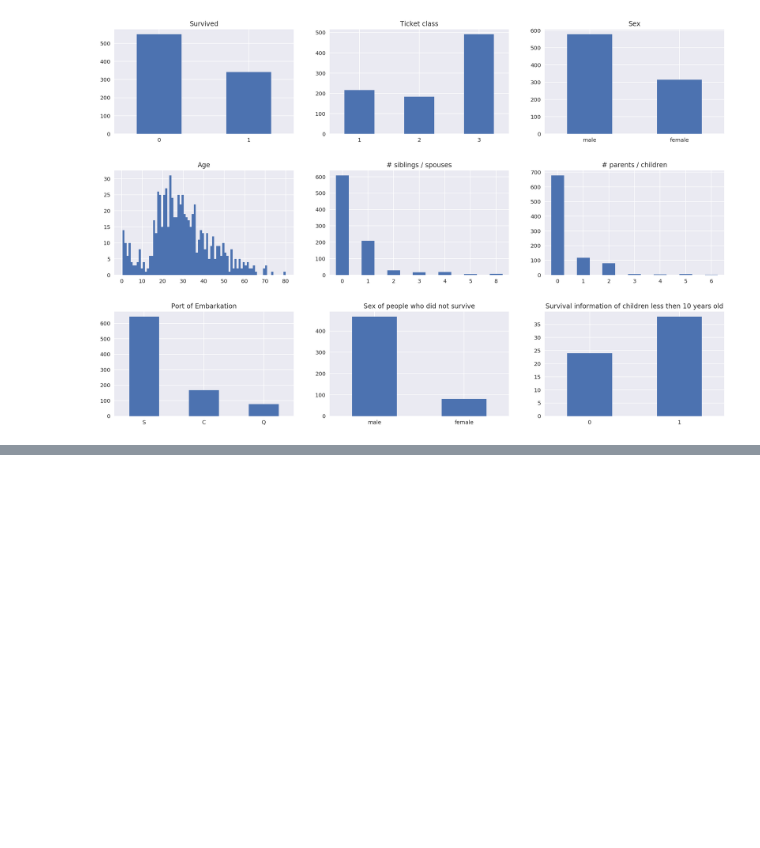
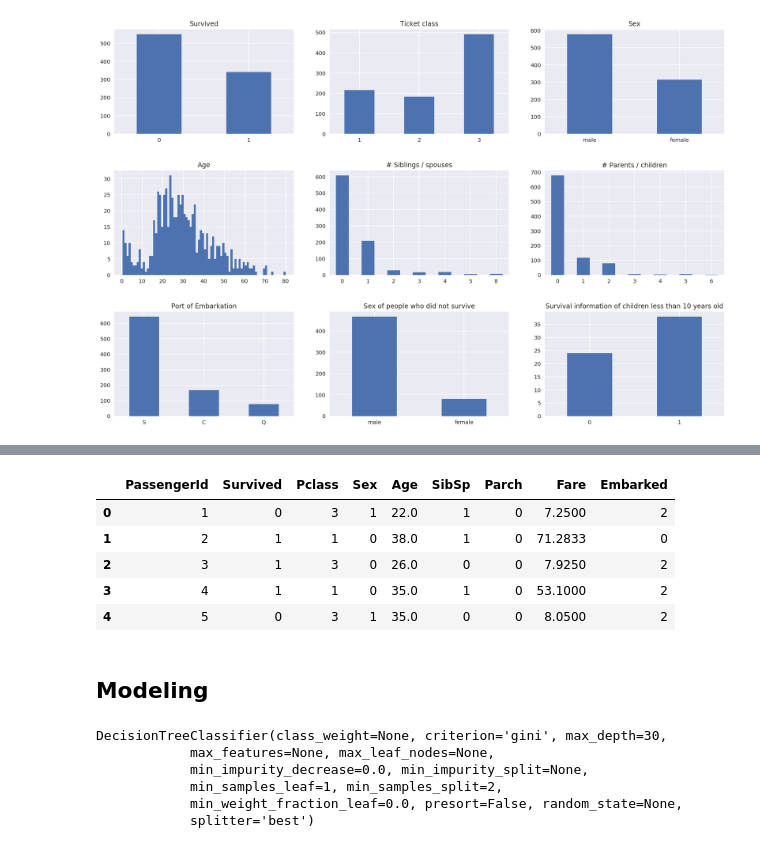
Before and after one commit to Robert-Aduviri/DigitalOcean-Lima-Meetup, a Jupyter notebook: Kaggle Titanic.ipynb, the cells around one changed output, grey strips where cells are left out. Cells and saved outputs as stored; diff of their text form; code cells hidden in the pictures; blank space fills up the shorter version.

Commit message:
Create model and make submission

```diff
--- a/Kaggle Titanic.ipynb
+++ b/Kaggle Titanic.ipynb
@@ -93,0 +281,3 @@ axes[2][2].set_title('Survival information of children less then 10 years old')
+# %%
+train.Embarked.fillna(train.Embarked.mode()[0], inplace=True)
+test.Fare.fillna(test.Fare.median(), inplace=True)
@@ -93,0 +329,26 @@ axes[2][2].set_title('Survival information of children less then 10 years old')
+# %%
+target_column = 'Survived'
+id_column = 'PassengerId'
+drop_columns = ['Name', 'Ticket', 'Cabin']
+cat_columns = ['Sex', 'Embarked']
+num_columns = ['Pclass', 'Age', 'SibSp', 'Parch', 'Fare']
+# %%
+from sklearn.preprocessing import LabelEncoder
+
+label_encoders = {col: LabelEncoder().fit(train[col]) for col in cat_columns}
+for col in cat_columns:
+    train[col] = label_encoders[col].transform(train[col])
+    test[col] = label_encoders[col].transform(test[col])
+# %%
+for col in drop_columns:
+    train.drop(col, axis=1, inplace=True)
+    test.drop(col, axis=1, inplace=True)
+# %%
+train.head()
+# %% [output]
+|  | PassengerId | Survived | Pclass | Sex | Age | SibSp | Parch | Fare | Embarked |
+| 0 | 1 | 0 | 3 | 1 | 22.0 | 1 | 0 | 7.2500 | 2 |
+| 1 | 2 | 1 | 1 | 0 | 38.0 | 1 | 0 | 71.2833 | 0 |
+| 2 | 3 | 1 | 3 | 0 | 26.0 | 0 | 0 | 7.9250 | 2 |
+| 3 | 4 | 1 | 1 | 0 | 35.0 | 1 | 0 | 53.1000 | 2 |
+| 4 | 5 | 0 | 3 | 1 | 35.0 | 0 | 0 | 8.0500 | 2 |
@@ -93,0 +358,2 @@ axes[2][2].set_title('Survival information of children less then 10 years old')
+# %% [markdown]
+## Modeling
@@ -93,0 +362,10 @@ axes[2][2].set_title('Survival information of children less then 10 years old')
+# %%
+tree = DecisionTreeClassifier(max_depth=30)
+tree.fit(train.drop([id_column, target_column], axis=1), train[target_column])
+# %% [output]
+DecisionTreeClassifier(class_weight=None, criterion='gini', max_depth=30,
+            max_features=None, max_leaf_nodes=None,
+            min_impurity_decrease=0.0, min_impurity_split=None,
+            min_samples_leaf=1, min_samples_split=2,
+            min_weight_fraction_leaf=0.0, presort=False, random_state=None,
+            splitter='best')
```
Also changed, not shown: parts of 42 cells of this notebook.
